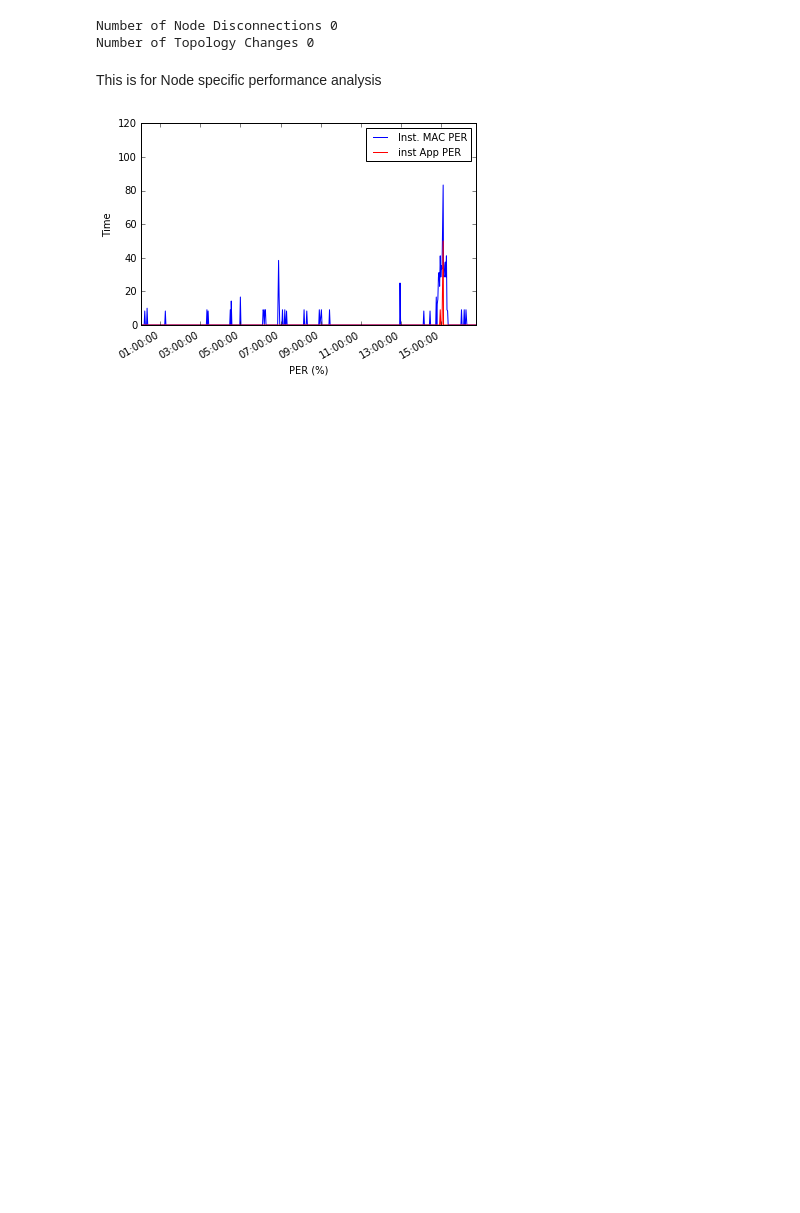
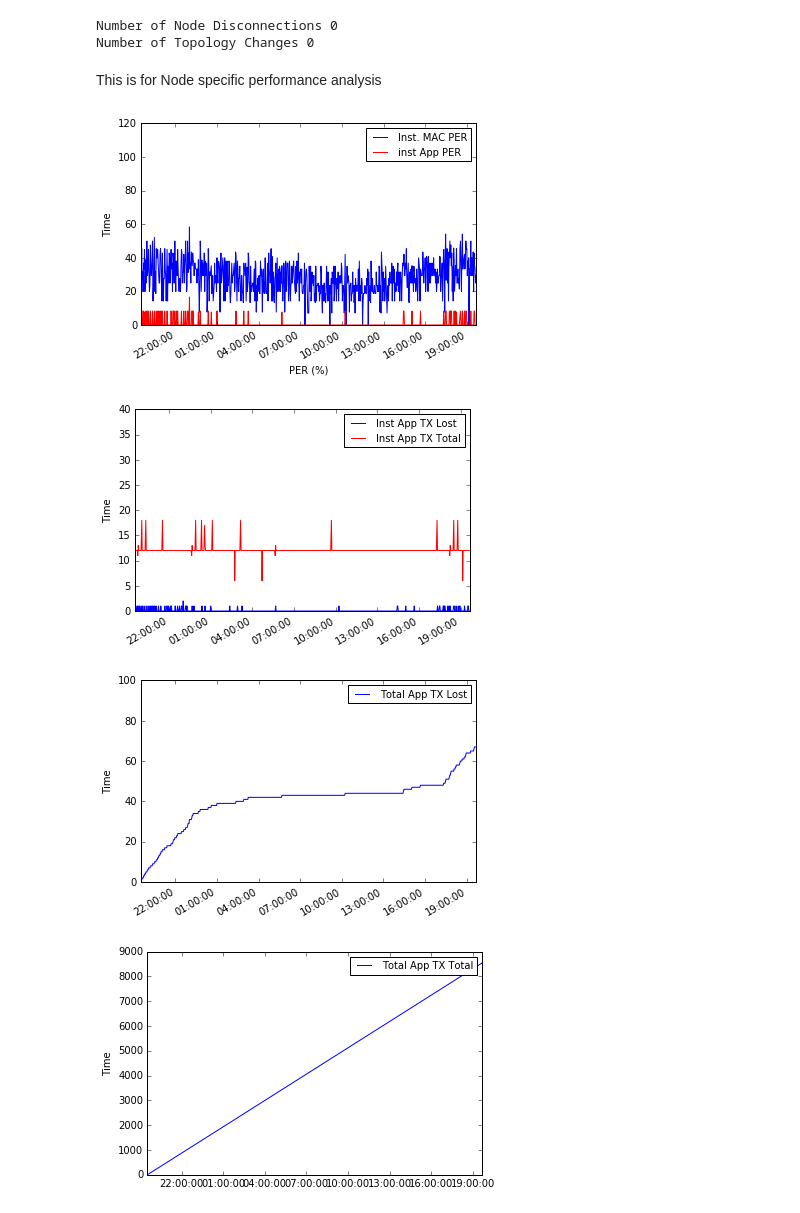
Before and after one commit to j-zhou2/DSX, a Jupyter notebook: nwPER_v2.ipynb, the cells around one changed output. Drawn from its saved outputs; the diff is of its cells as text; code cells hidden in the pictures; blank space fills up the shorter version.

```diff
--- a/nwPER_v2.ipynb
+++ b/nwPER_v2.ipynb
@@ -24,6 +24,9 @@ dsn_database = "BLUDB"   # e.g. BLUDB
 connection_string='jdbc:db2://'+dsn_hostname+':'+dsn_port+'/'+dsn_database+':user='+dsn_uid+';password='+dsn_pwd+";"
 idadb=IdaDataBase(dsn=connection_string)
 # %%
-idadf = IdaDataFrame(idadb, 'BLUADMIN.KILBY_PER_12292017')
-idadf1 = IdaDataFrame(idadb, 'BLUADMIN.KILBY_LATENCY_12292017')
-idadf2 = IdaDataFrame(idadb, 'BLUADMIN.KILBY_NWINFO_12292017')
+#idadf = IdaDataFrame(idadb, 'BLUADMIN.NW_DATA_SET_PER_01092018')
+#idadf1 = IdaDataFrame(idadb, 'BLUADMIN.DATA_SET_LATENCY_01092018')
+#idadf2 = IdaDataFrame(idadb, 'BLUADMIN.NW_DATA_SET_NW_INFO_01092018')
+idadf = IdaDataFrame(idadb, 'BLUADMIN.PER_TEST_SG')
+idadf1 = IdaDataFrame(idadb, 'BLUADMIN.LATENCY_TEST_SG')
+idadf2 = IdaDataFrame(idadb, 'BLUADMIN.NWINFO_TEST_SG')
@@ -35,7 +33,16 @@ END_TIME='23:00:00';
+# %%
+START= pd.Timestamp('2018-01-23 21:00:00');
+START=START.value/1000000;
+END = pd.Timestamp('2018-01-30 00:00:00');
+END=END.value/1000000;
 # %%
 df = idadf.as_dataframe();
 df1 = idadf1.as_dataframe()
 df2 = idadf2.as_dataframe();
+
+df=df.sort_values('TIMESTAMP');
+df1=df1.sort_values('TIMESTAMP');
+df2=df2.sort_values('TIMESTAMP');
 # %%
 appPer=[];
 appFail=[];
@@ -218,30 +243,71 @@ Number of Topology Changes 0
 # %% [markdown]
 This is for Node specific performance analysis
 # %%
-sensorId = 22;
+sensorId =15;
 
-tmp3 = df[(df['DATE']>=START_DATE) & (df['TIME'] >START_TIME) & (df['DATE']<=END_DATE) & (df['TIME'] <END_TIME)& (df['SENSOR_ID']==sensorId)];
+START1= pd.Timestamp('2018-01-24 08:00:00');
+START1=START1.value/1000000;
+END1 = pd.Timestamp('2018-01-30 00:00:00');
+END1=END1.value/1000000;
+#tmp3 = df[(df['TIMESTAMP']>=START1) & (df['TIMESTAMP']<=END1) & (df['SENSOR_ID']==sensorId)];
+tmp3 = df[(df['TIMESTAMP']>=START) & (df['TIMESTAMP']<=END) & (df['SENSOR_ID']==sensorId)];
+
 
 t = tmp3['TIMESTAMP'].values;
 t=pd.to_datetime(t,unit='ms')
 nodeMacTxFail=tmp3['MAC_TX_NOACK'];
 nodeMacTxTotal=tmp3['MAC_TX_TOTAL'];
 nodeAppTxFail=tmp3['APP_PER_LOST'];
 nodeAppTxTotal=tmp3['APP_PER_SENT'];
 
 nodeInstMacPER=nodeMacTxFail.diff()/nodeMacTxTotal.diff()*100;
 nodeInstAppPER=nodeAppTxFail.diff()/nodeAppTxTotal.diff()*100;
 
 plt.plot(t,nodeInstMacPER,label='Inst. MAC PER');
 plt.plot(t,nodeInstAppPER,'r',label='inst App PER');
 plt.ylim(0,120);
 plt.gcf().autofmt_xdate();
 plt.legend(fontsize=10);
 plt.xlabel("PER (%)");
 plt.ylabel("Time");
 plt.show();
+
+
+plt.plot(t,nodeAppTxFail.diff(),label='Inst App TX Lost');
+plt.plot(t,nodeAppTxTotal.diff(),'r',label='Inst App TX Total');
+plt.ylim(0,40);
+plt.gcf().autofmt_xdate();
+plt.legend(fontsize=10);
+plt.xlabel("");
+plt.ylabel("Time");
+plt.show();
+
+plt.plot(t,nodeAppTxFail ,label='Total App TX Lost');
+#plt.plot(t,nodeAppTxTotal,'r',label='Total App TX Total');
+plt.gcf().autofmt_xdate();
+plt.ylim(0,100);
+plt.legend(fontsize=10);
+plt.xlabel("");
+plt.ylabel("Time");
+plt.show();
+
+index=[];
+
+for k in range(0,len(t)):
+    index.append(k);
+
+plt.plot(t,nodeAppTxTotal ,label='Total App TX Total');
+#plt.plot(index,t,label='Total App TX Total');
+#plt.gcf().autofmt_xdate();
+plt.legend(fontsize=10);
+plt.xlabel("");
+plt.ylabel("Time");
+plt.show();
 # %% [output]
-[figure, old version]
+[figure, new version]
+[figure, added]
+[figure, added]
+[figure, added]
 # %%
 chInfo = tmp3['CHANNEL_INFO'];
 
```
Also changed, not shown: parts of 3 cells of this notebook.
